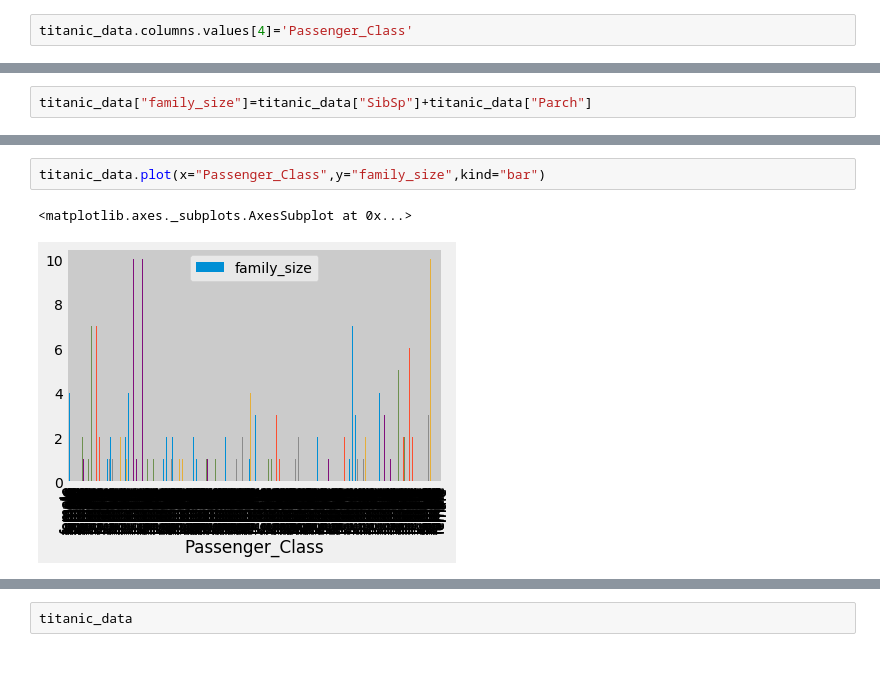
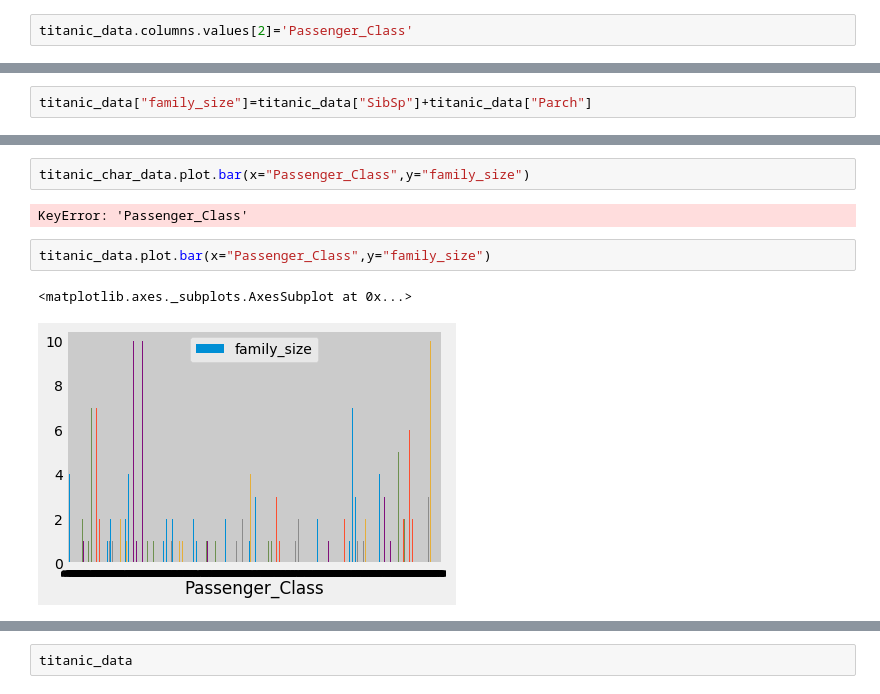
Before and after one commit to MiloB/Browder_Math377, a Jupyter notebook: BrowderLsn3.ipynb, the cells around one changed output, grey strips where cells are left out. Cells and saved outputs as stored; diff of their text form; blank space fills up the shorter version.

```diff
--- a/BrowderLsn3.ipynb
+++ b/BrowderLsn3.ipynb
@@ -93,7 +93,7 @@ titanic_data
 | 890 | 891 | 0 | 3 | Dooley, Mr. Patrick | male | 32.0 | 0 | 0 | 370376 | 7.7500 | ... |
 891 rows × 12 columns
 # %%
-titanic_data.columns.values[4]='Passenger_Class'
+titanic_data.columns.values[2]='Passenger_Class'
 # %%
 titanic_data
 # %% [output]
@@ -156,5 +166,9 @@ titanic_data
+# %%
+titanic_char_data.plot.bar(x="Passenger_Class",y="family_size")
+# %% [output]
+KeyError: 'Passenger_Class'
 # %%
-titanic_data.plot(x="Passenger_Class",y="family_size",kind="bar")
+titanic_data.plot.bar(x="Passenger_Class",y="family_size")
 # %% [output]
 <matplotlib.axes._subplots.AxesSubplot at 0x...>
-[figure, old version]
+[figure, new version]
```
Also changed, not shown: parts of 7 cells of this notebook.
